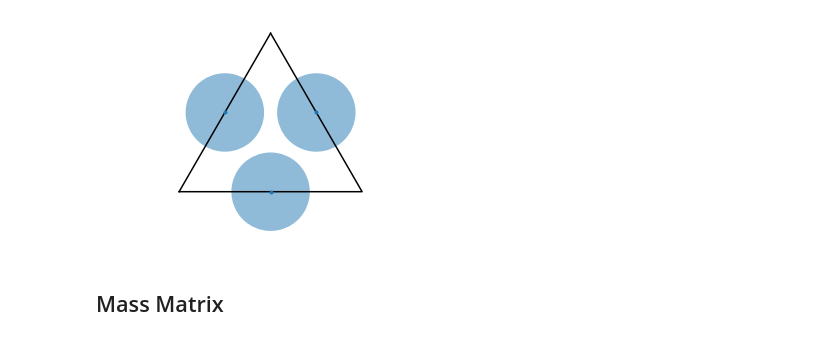
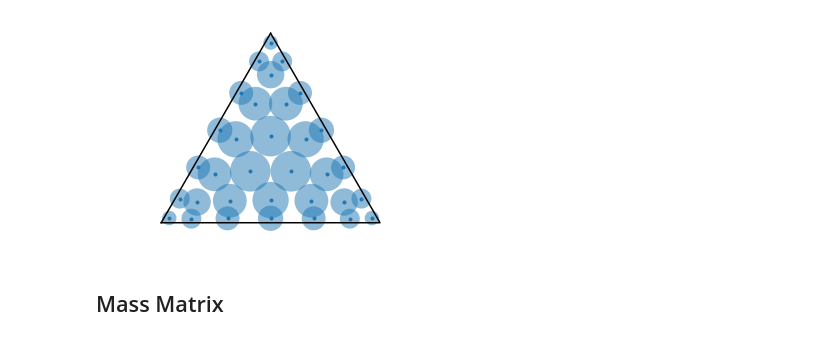
Before and after one commit to zfergus/in-timestep-remeshing-data, a Jupyter notebook: notebooks/L2-projection.ipynb, the cells around one changed output. Drawn from its saved outputs; the diff is of its cells as text; code cells hidden in the pictures.

```diff
--- a/notebooks/L2-projection.ipynb
+++ b/notebooks/L2-projection.ipynb
@@ -10,11 +9,11 @@ from plotly import graph_objects as go
 import triangle
 import meshplot as mp
 # %%
-scheme = quadpy.t2.get_good_scheme(2)
+scheme = quadpy.t2.get_good_scheme(12)
 scheme.show()
 quadrature = list(zip(scheme.weights, scheme.points[:2].T))
 # %% [output]
-[figure, old version]
+[figure, new version]
 # %%
 def barycentric_coordinates(p, a, b, c):
     """Compute barycentric coordinates (u, v, w) for point p with respect to triangle (a, b, c)"""
```
Also changed, not shown: parts of 4 cells of this notebook, 10 other files.
